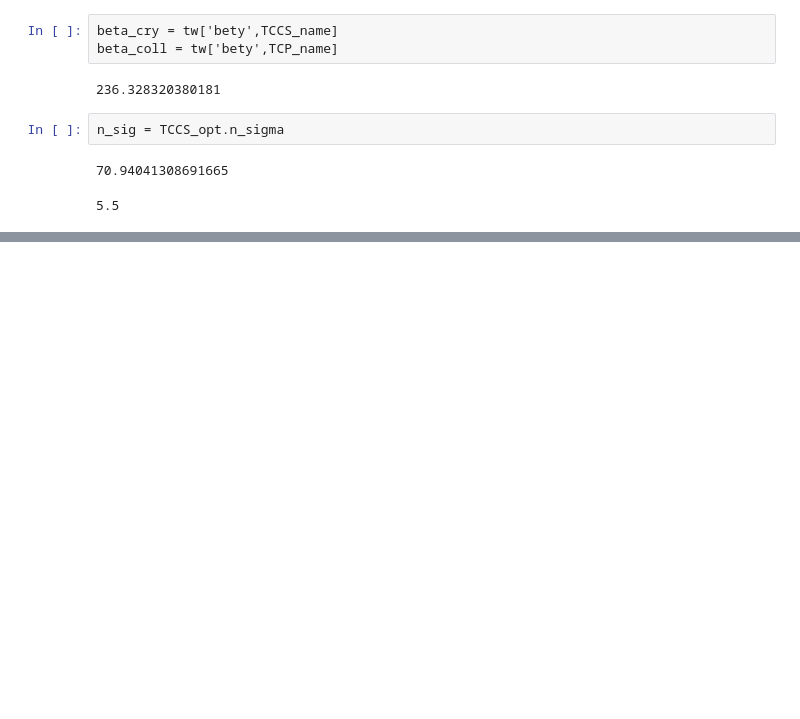
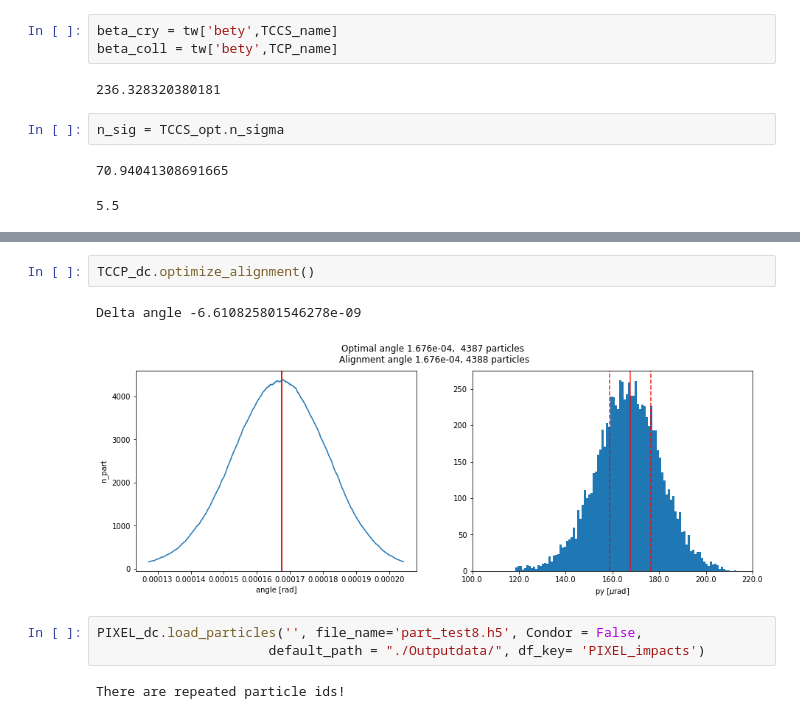
Before and after one commit to chiaramaccani/two_cryst_sim, a Jupyter notebook: Run3_ana.ipynb, the cells around one changed output, grey strips where cells are left out. Saved outputs shown, nothing was run; the diff lists cells and outputs as text; blank space fills up the shorter version.

```diff
--- a/Run3_ana.ipynb
+++ b/Run3_ana.ipynb
@@ -1252,0 +1290,10 @@ n_sig = TCCS_opt.n_sigma
+# %%
+TCCP_dc.optimize_alignment()
+# %% [output]
+Delta angle -6.610825801546278e-09
+[figure, added]
+# %%
+PIXEL_dc.load_particles('', file_name='part_test8.h5', Condor = False,
+                      default_path = "./Outputdata/", df_key= 'PIXEL_impacts')
+# %% [output]
+There are repeated particle ids!
```
Also changed, not shown: parts of 15 cells of this notebook, 45 other files.
